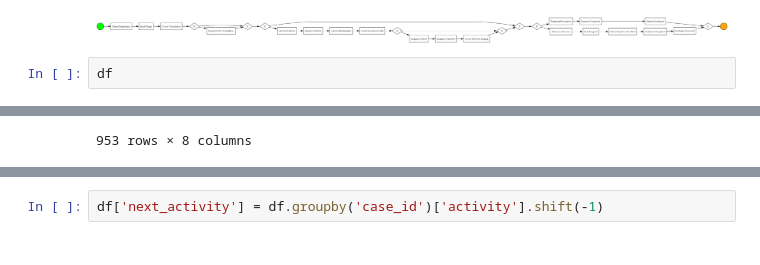
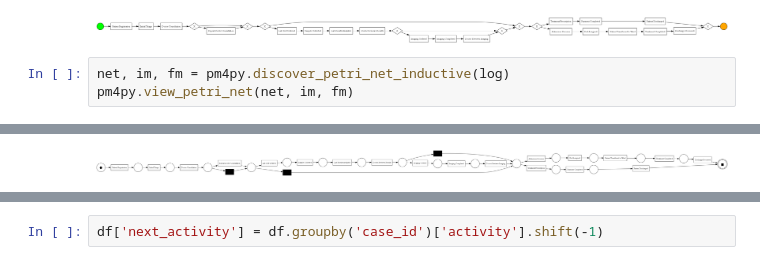
Before and after one commit to raghumiyargmailcom/care-flow---clinical-path-way-process-minimg, a Jupyter notebook: notebook/pm4py_work.ipynb, the cells around one changed output, grey strips where cells are left out. Cells and saved outputs as stored; diff of their text form.

```diff
--- a/notebook/pm4py_work.ipynb
+++ b/notebook/pm4py_work.ipynb
@@ -91,5 +113,6 @@ pm4py.view_bpmn(model)
 # %% [output]
 [figure]
 # %%
-df
+net, im, fm = pm4py.discover_petri_net_inductive(log)
+pm4py.view_petri_net(net, im, fm)
 # %% [output]
@@ -108 +119 @@ df
-953 rows × 8 columns
+[figure, added]
```
Also changed, not shown: parts of 6 cells of this notebook.
